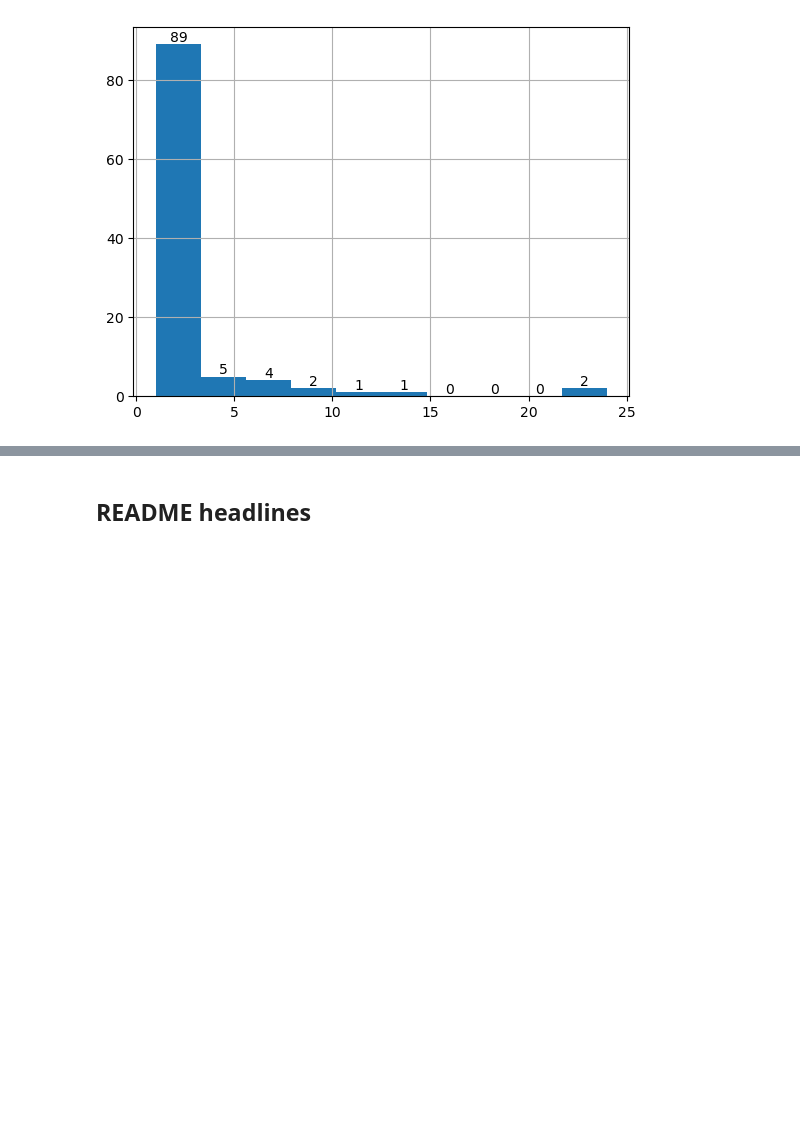
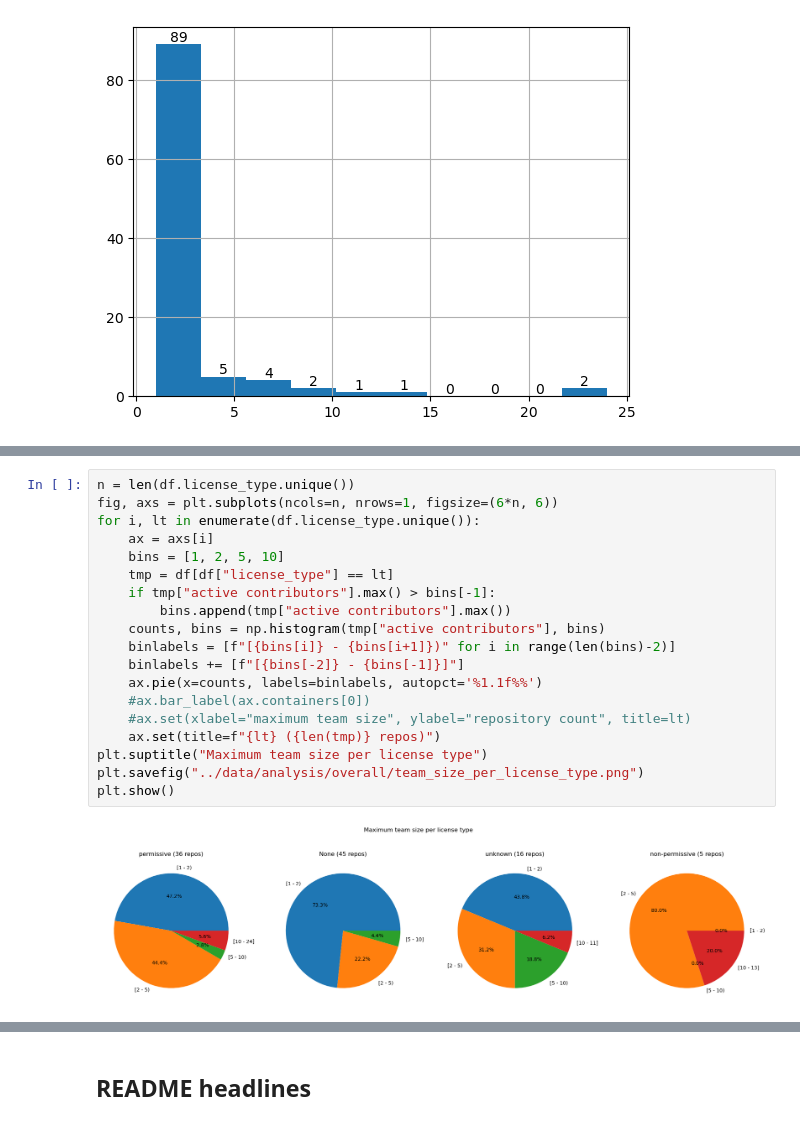
Before and after one commit to softwaresaved/rse-repo-analysis, a Jupyter notebook: analysis/github.ipynb, the cells around one changed output, grey strips where cells are left out. Saved outputs shown, nothing was run; the diff lists cells and outputs as text; blank space fills up the shorter version.

```diff
--- a/analysis/github.ipynb
+++ b/analysis/github.ipynb
@@ -357,0 +389,21 @@ plt.show()
+# %%
+n = len(df.license_type.unique())
+fig, axs = plt.subplots(ncols=n, nrows=1, figsize=(6*n, 6))
+for i, lt in enumerate(df.license_type.unique()):
+    ax = axs[i]
+    bins = [1, 2, 5, 10]
+    tmp = df[df["license_type"] == lt]
+    if tmp["active contributors"].max() > bins[-1]:
+        bins.append(tmp["active contributors"].max())
+    counts, bins = np.histogram(tmp["active contributors"], bins)
+    binlabels = [f"[{bins[i]} - {bins[i+1]})" for i in range(len(bins)-2)]
+    binlabels += [f"[{bins[-2]} - {bins[-1]}]"]
+    ax.pie(x=counts, labels=binlabels, autopct='%1.1f%%')
+    #ax.bar_label(ax.containers[0])
+    #ax.set(xlabel="maximum team size", ylabel="repository count", title=lt)
+    ax.set(title=f"{lt} ({len(tmp)} repos)")
+plt.suptitle("Maximum team size per license type")
+plt.savefig("../data/analysis/overall/team_size_per_license_type.png")
+plt.show()
+# %% [output]
+[figure, added]
```
Also changed, not shown: parts of 7 cells of this notebook, 10 other files.
